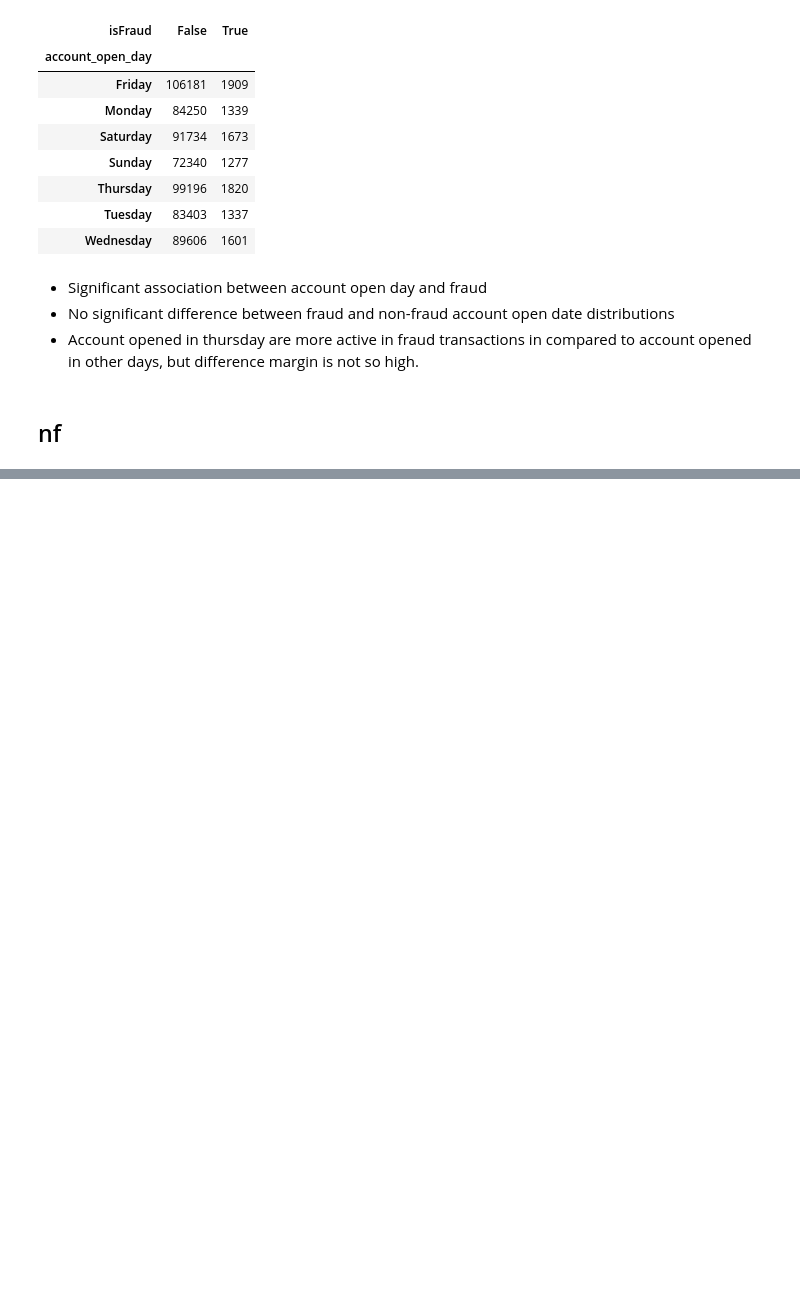
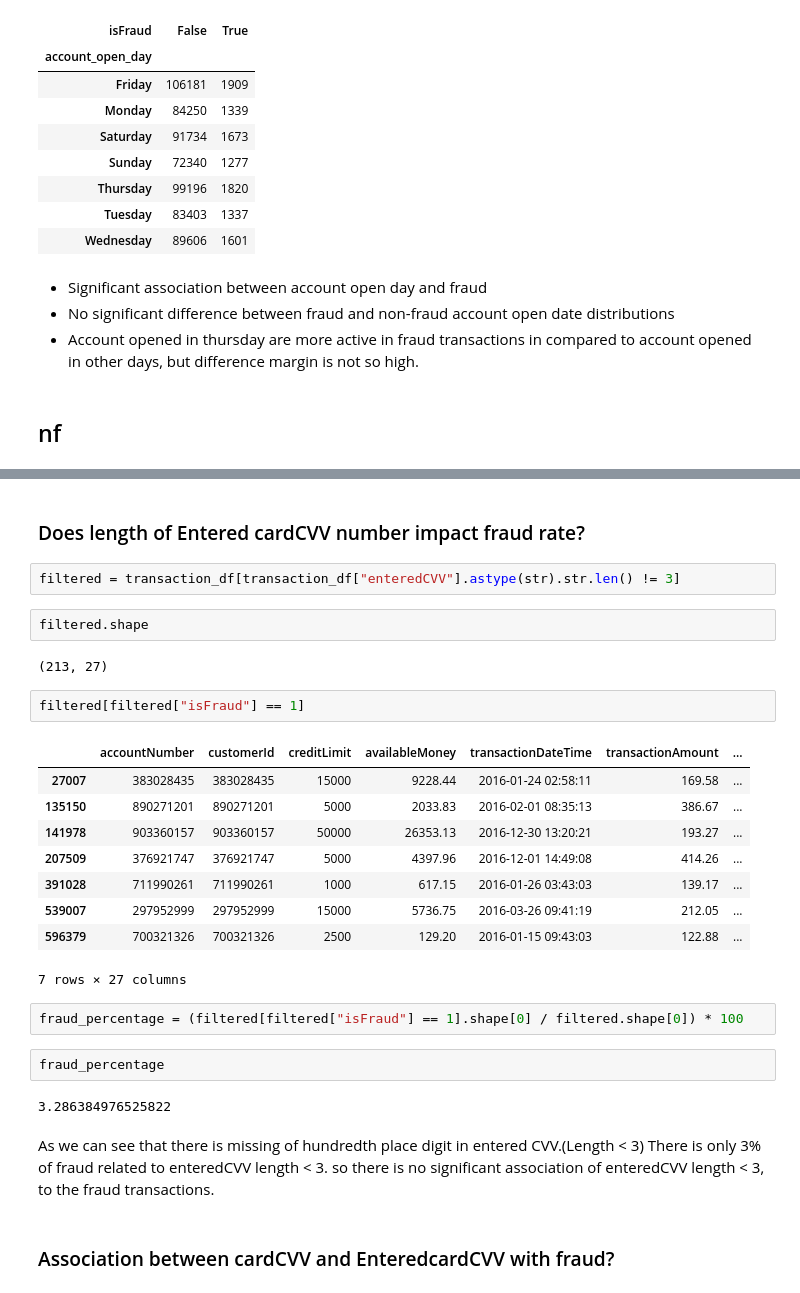
Before and after one commit to 20hnu/EDA_Transaction_dataset, a Jupyter notebook: notebooks/EDA_QuestionsSolution.ipynb, the cells around one changed output, grey strips where cells are left out. Cells and saved outputs as stored; diff of their text form; blank space fills up the shorter version.

```diff
--- a/notebooks/EDA_QuestionsSolution.ipynb
+++ b/notebooks/EDA_QuestionsSolution.ipynb
@@ -2507,0 +2564,31 @@ contingency_table
+# %% [markdown]
+### Does length of Entered cardCVV number impact fraud rate?
+# %%
+filtered = transaction_df[transaction_df["enteredCVV"].astype(str).str.len() != 3]
+# %%
+filtered.shape
+# %% [output]
+(213, 27)
+# %%
+filtered[filtered["isFraud"] == 1]
+# %% [output]
+|  | accountNumber | customerId | creditLimit | availableMoney | transactionDateTime | transactionAmount | ... |
+| 27007 | 383028435 | 383028435 | 15000 | 9228.44 | 2016-01-24 02:58:11 | 169.58 | ... |
+| 135150 | 890271201 | 890271201 | 5000 | 2033.83 | 2016-02-01 08:35:13 | 386.67 | ... |
+| 141978 | 903360157 | 903360157 | 50000 | 26353.13 | 2016-12-30 13:20:21 | 193.27 | ... |
+| 207509 | 376921747 | 376921747 | 5000 | 4397.96 | 2016-12-01 14:49:08 | 414.26 | ... |
+| 391028 | 711990261 | 711990261 | 1000 | 617.15 | 2016-01-26 03:43:03 | 139.17 | ... |
+| 539007 | 297952999 | 297952999 | 15000 | 5736.75 | 2016-03-26 09:41:19 | 212.05 | ... |
+| 596379 | 700321326 | 700321326 | 2500 | 129.20 | 2016-01-15 09:43:03 | 122.88 | ... |
+7 rows × 27 columns
+# %%
+fraud_percentage = (filtered[filtered["isFraud"] == 1].shape[0] / filtered.shape[0]) * 100
+# %%
+fraud_percentage
+# %% [output]
+3.286384976525822
+# %% [markdown]
+As we can see that there is missing of hundredth place digit in entered CVV.(Length < 3)
+There is only 3% of fraud related to enteredCVV length < 3. so there is no significant association of enteredCVV length < 3, to the fraud transactions.
+# %% [markdown]
+### Association between cardCVV and EnteredcardCVV with fraud?
```
Also changed, not shown: parts of 11 cells of this notebook, 1 other file.
